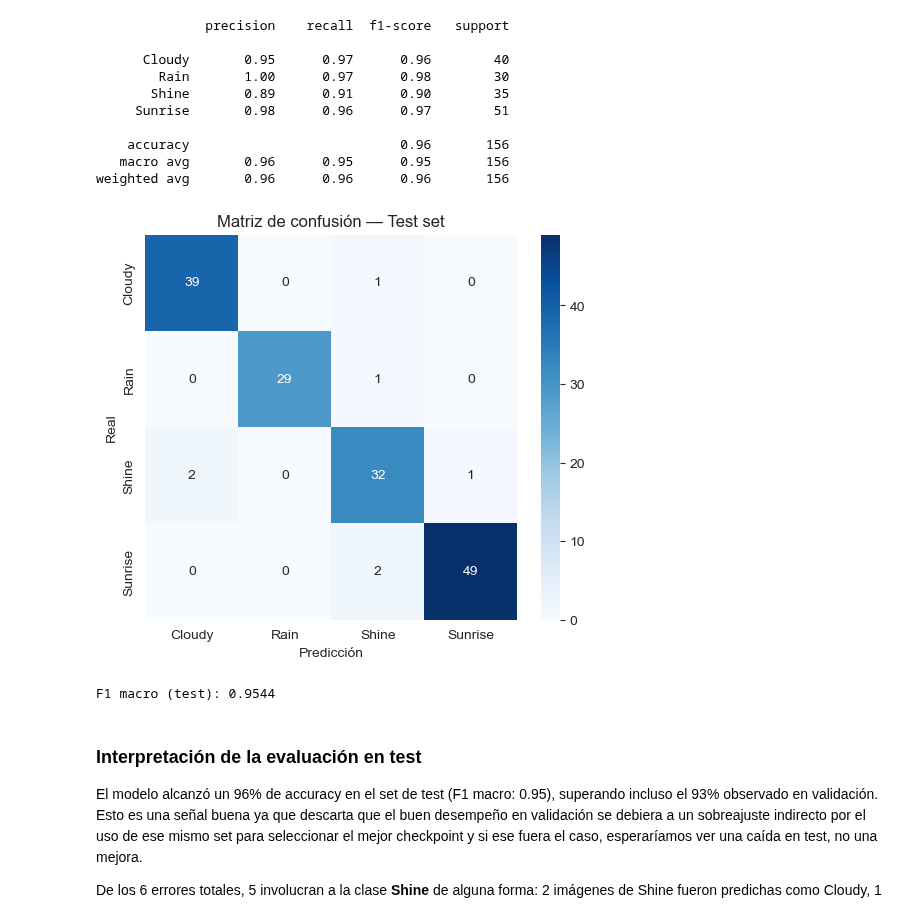
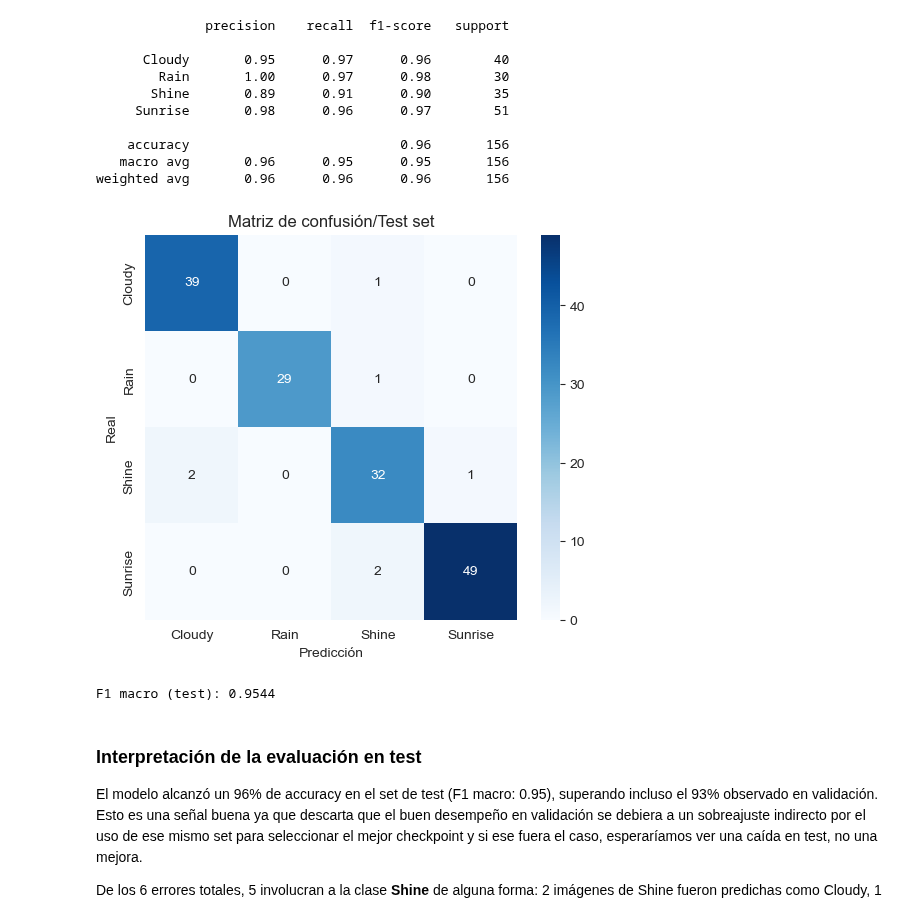
Before and after one commit to nicobsk/tarea2, a Jupyter notebook: tarea2.ipynb, the cells around one changed output. Drawn from its saved outputs; the diff is of its cells as text; code cells hidden in the pictures.

```diff
--- a/tarea2.ipynb
+++ b/tarea2.ipynb
@@ -637,16 +637,16 @@ weighted avg       0.96      0.96      0.96       156
 # %%
 cm_test = confusion_matrix(all_targets_test, all_preds_test)
 plt.figure(figsize=(6,5))
 sns.heatmap(cm_test, annot=True, fmt="d", cmap="Blues", xticklabels=CLASSES, yticklabels=CLASSES)
 plt.xlabel("Predicción")
 plt.ylabel("Real")
-plt.title("Matriz de confusión — Test set")
+plt.title("Matriz de confusión/Test set")
 plt.show()
 
 f1_macro_test = f1_score(all_targets_test, all_preds_test, average="macro")
 print(f"F1 macro (test): {f1_macro_test:.4f}")
 # %% [output]
-[figure, old version]
+[figure, new version]
 F1 macro (test): 0.9544
 # %% [markdown]
 ### Interpretación de la evaluación en test
```
Also changed, not shown: parts of 1 cell of this notebook, 1 other file.
